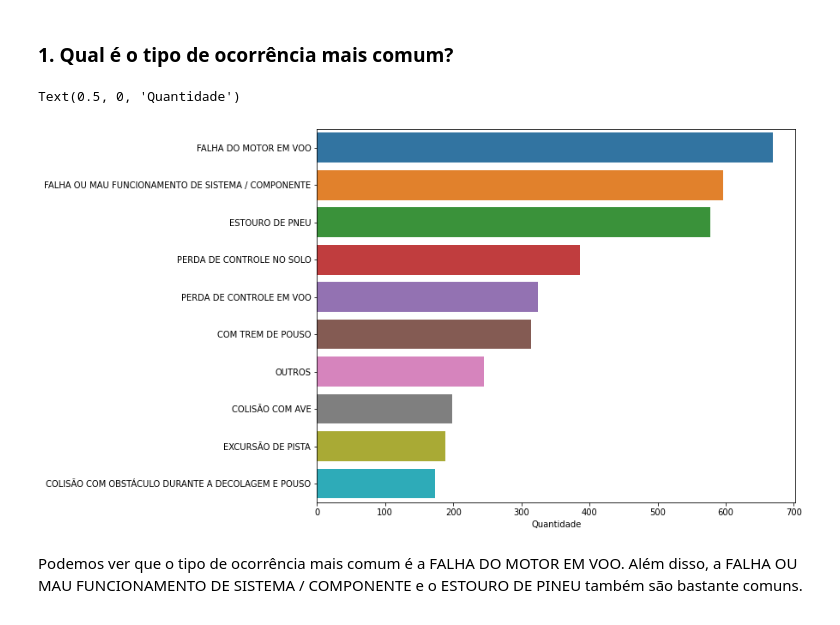
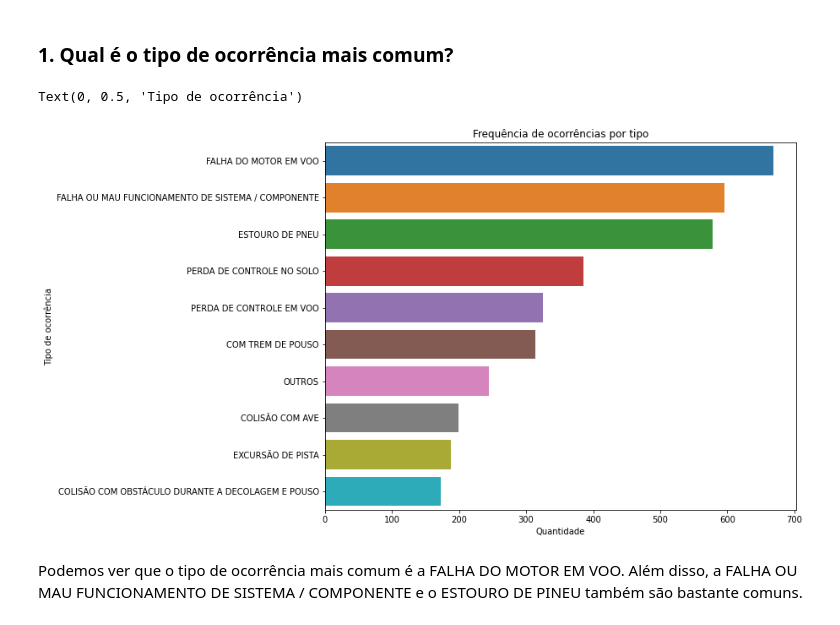
Before and after one commit to MarcosVeniciu/Trabalho-Pratico-Introducao-a-Ciencia-dos-Dados, a Jupyter notebook: cenipa.ipynb, the cells around one changed output. Cells and saved outputs as stored; diff of their text form; code cells hidden in the pictures.

```diff
--- a/cenipa.ipynb
+++ b/cenipa.ipynb
@@ -383,11 +383,13 @@ Podemos perceber que maior parte das ocorrências não tem fatalidades. De fato,
 # %%
 ocorrencia_tipo_count = df_ocorrencia_tipo["ocorrencia_tipo"].value_counts()
 plt.figure(figsize=(10,8))
+plt.title('Frequência de ocorrências por tipo')
 ax = sns.barplot(y=ocorrencia_tipo_count[:10].index, x=ocorrencia_tipo_count[:10], orient='h')
 ax.set_xlabel('Quantidade')
+ax.set_ylabel('Tipo de ocorrência')
 # %% [output]
-Text(0.5, 0, 'Quantidade')
+Text(0, 0.5, 'Tipo de ocorrência')
-[figure, old version]
+[figure, new version]
 # %% [markdown]
 Podemos ver que o tipo de ocorrência mais comum é a FALHA DO MOTOR EM VOO. Além disso, a FALHA OU MAU FUNCIONAMENTO DE SISTEMA / COMPONENTE e o ESTOURO DE PINEU também são bastante comuns.
 # %% [markdown]
```
Also changed, not shown: parts of 11 cells of this notebook.
